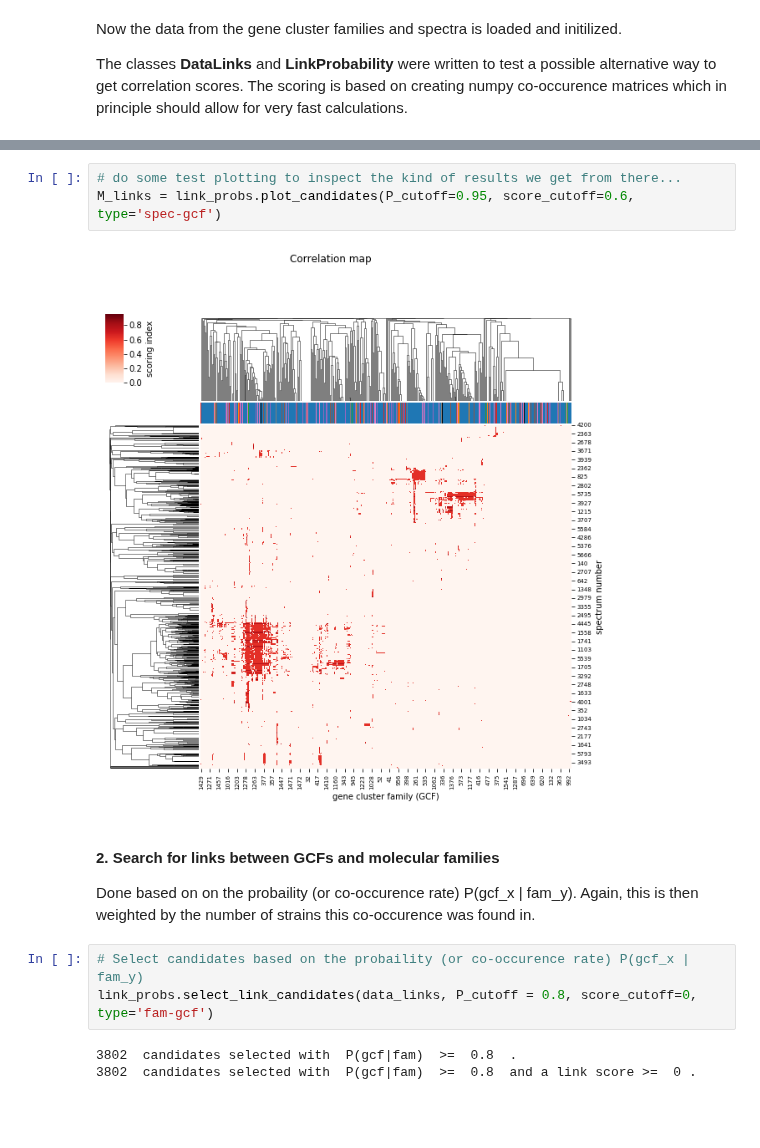
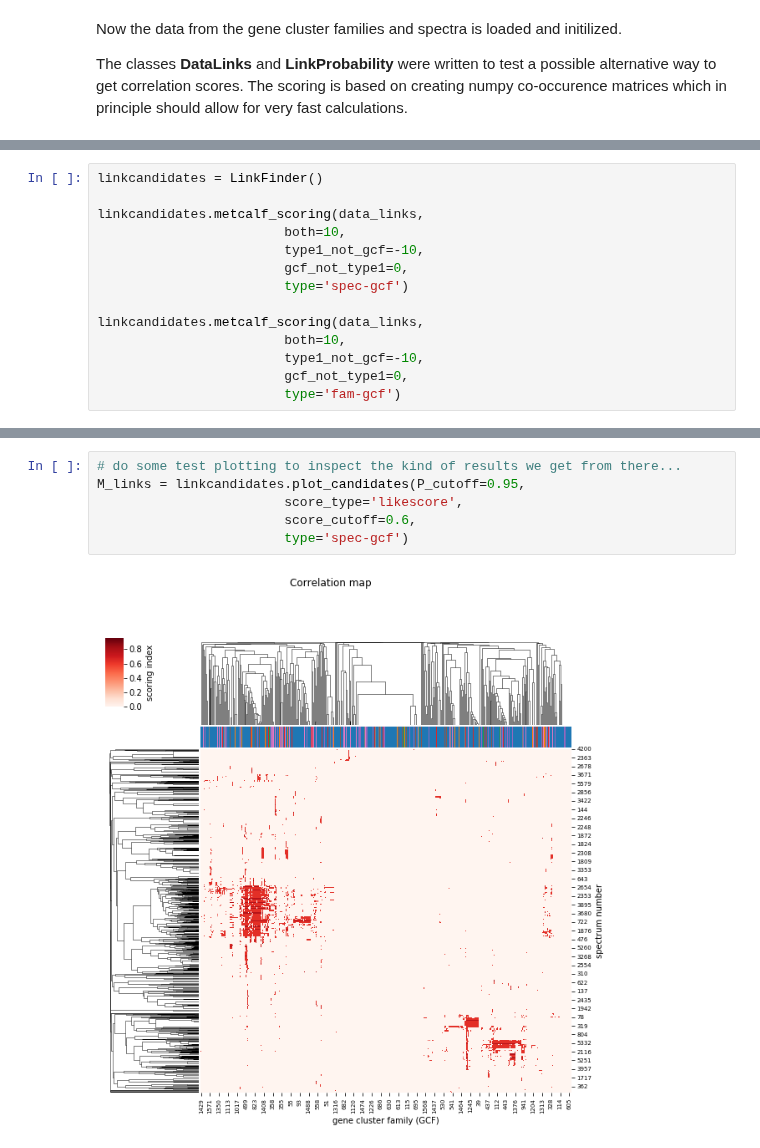
Before and after one commit to NPLinker/nplinker, a Jupyter notebook: prototype/nplinker_correlation_probabilities.ipynb, the cells around one changed output, grey strips where cells are left out. Cells and saved outputs as stored; diff of their text form; blank space fills up the shorter version.

Commit message:
Updated jupyter notebook to show new functionality of data_linking function

```diff
--- a/prototype/nplinker_correlation_probabilities.ipynb
+++ b/prototype/nplinker_correlation_probabilities.ipynb
@@ -100,0 +96,14 @@ link_probs.select_link_candidates(data_links, P_cutoff = 0.8, score_cutoff=0.5,
+# %%
+linkcandidates = LinkFinder()
+
+linkcandidates.metcalf_scoring(data_links,
+                        both=10,
+                        type1_not_gcf=-10,
+                        gcf_not_type1=0,
+                        type='spec-gcf')
+
+linkcandidates.metcalf_scoring(data_links,
+                        both=10,
+                        type1_not_gcf=-10,
+                        gcf_not_type1=0,
+                        type='fam-gcf')
@@ -113,15 +173,8 @@ link_candidates.head()
 # %%
 # do some test plotting to inspect the kind of results we get from there...
-M_links = link_probs.plot_candidates(P_cutoff=0.95, score_cutoff=0.6, type='spec-gcf')
+M_links = linkcandidates.plot_candidates(P_cutoff=0.95,
+                        score_type='likescore',
+                        score_cutoff=0.6,
+                        type='spec-gcf')
 # %% [output]
-[figure, old version]
+[figure, new version]
-# %% [markdown]
-#### 2. Search for links between GCFs and molecular families
-Done based on on the probaility (or co-occurence rate) P(gcf_x | fam_y).
-Again, this is then weighted by the number of strains this co-occurence was found in.
-# %%
-# Select candidates based on the probaility (or co-occurence rate) P(gcf_x | fam_y)
-link_probs.select_link_candidates(data_links, P_cutoff = 0.8, score_cutoff=0, type='fam-gcf')
-# %% [output]
-3802  candidates selected with  P(gcf|fam)  >=  0.8  .
-3802  candidates selected with  P(gcf|fam)  >=  0.8  and a link score >=  0 .
```
Also changed, not shown: parts of 18 cells of this notebook, 1 other file.
